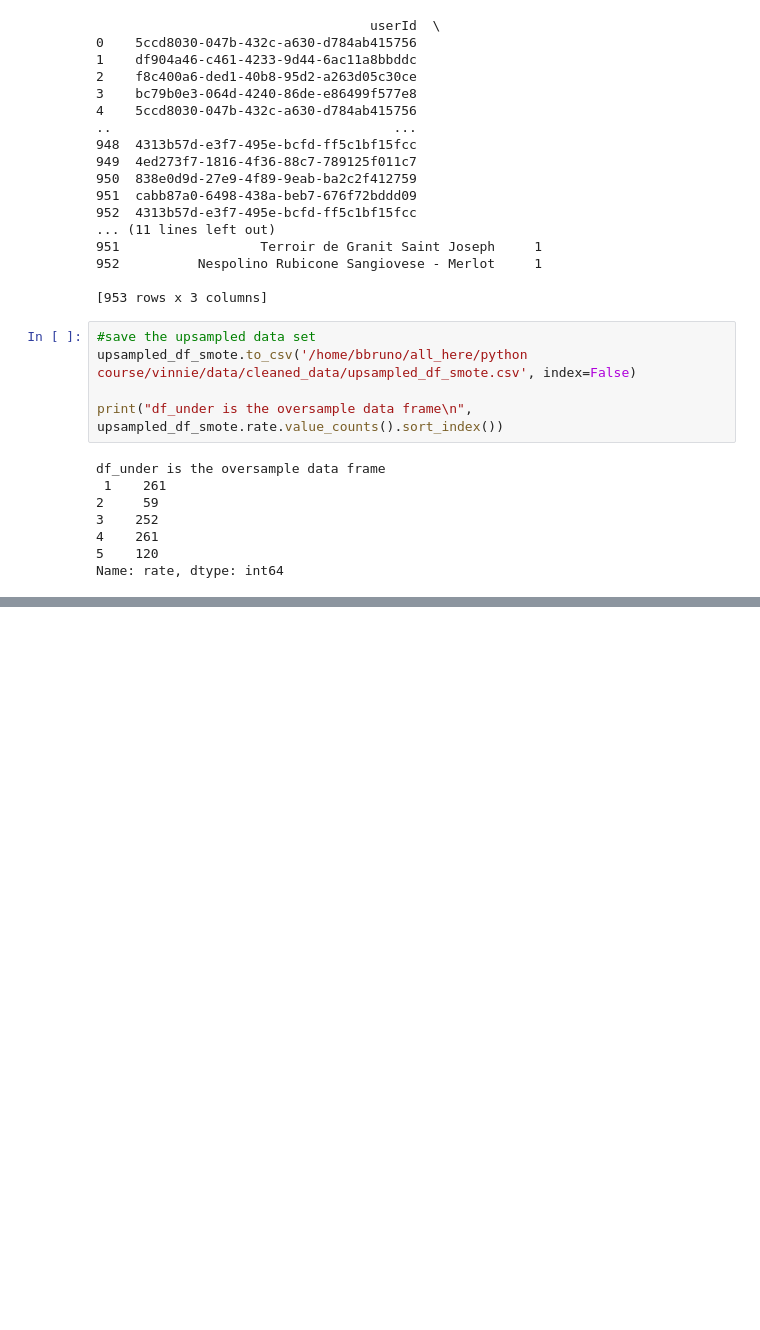
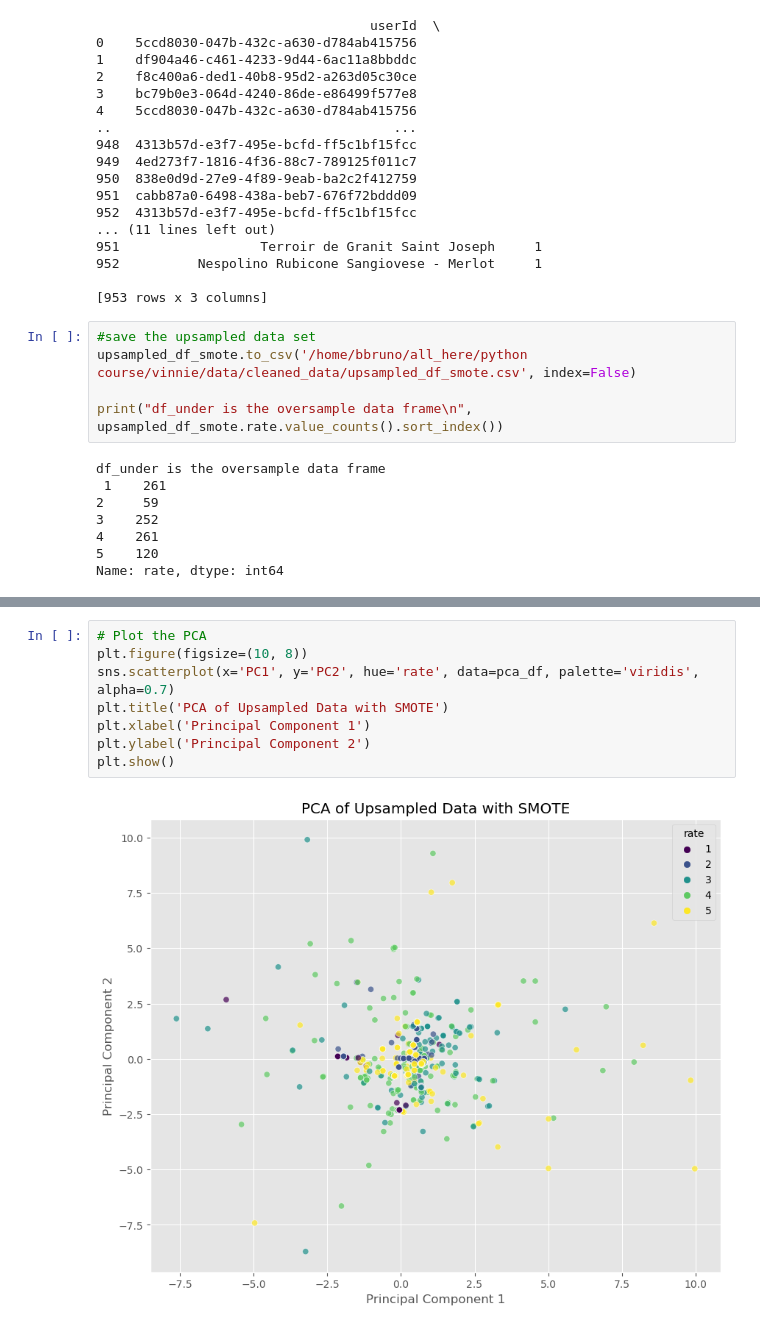
Before and after one commit to brunobonaiuto/collaborativeFiltering, a Jupyter notebook: src/handling_with_imbalance.ipynb, the cells around one changed output, grey strips where cells are left out. Drawn from its saved outputs; the diff is of its cells as text; blank space fills up the shorter version.

Commit message:
Smote dist kept

```diff
--- a/src/handling_with_imbalance.ipynb
+++ b/src/handling_with_imbalance.ipynb
@@ -678,0 +876,10 @@ Name: rate, dtype: int64
+# %%
+# Plot the PCA
+plt.figure(figsize=(10, 8))
+sns.scatterplot(x='PC1', y='PC2', hue='rate', data=pca_df, palette='viridis', alpha=0.7)
+plt.title('PCA of Upsampled Data with SMOTE')
+plt.xlabel('Principal Component 1')
+plt.ylabel('Principal Component 2')
+plt.show()
+# %% [output]
+[figure, added]
```
Also changed, not shown: parts of 12 cells of this notebook.
